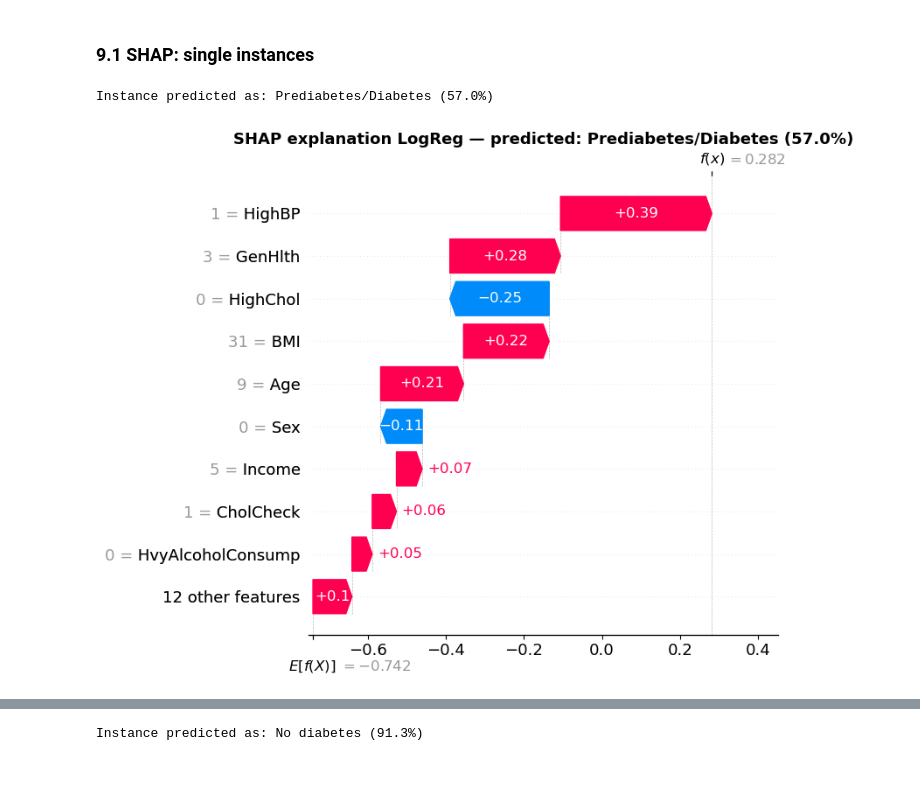
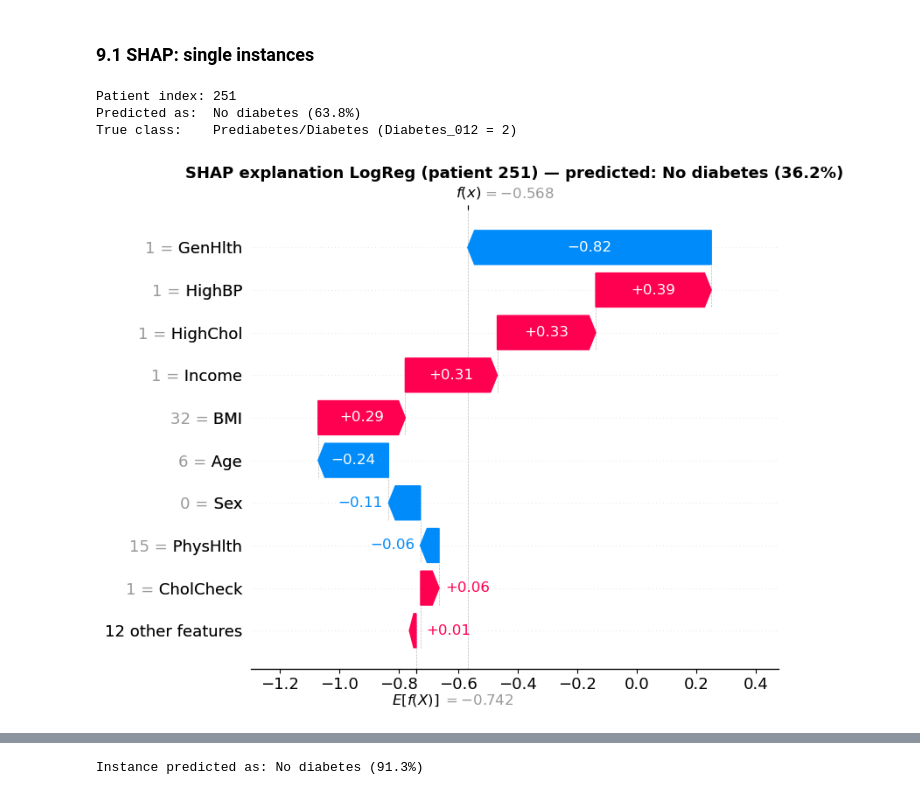
Before and after one commit to nosywe-byte/XAI-Project-2-, a Jupyter notebook: Project2_LogReg_clean.ipynb, the cells around one changed output, grey strips where cells are left out. Saved outputs shown, nothing was run; the diff lists cells and outputs as text; code cells hidden in the pictures.

```diff
--- a/Project2_LogReg_clean.ipynb
+++ b/Project2_LogReg_clean.ipynb
@@ -615,20 +615,34 @@ Max |f(x) − (E[f(X)] + Σ SHAP)|: 1.33e-15
 # %% [markdown]
 ### 9.1 SHAP: single instances
 # %%
-sv_hi_pos = lin_explainer.shap_values(X_test[idx:idx + 1])[0]        # log-odds contributions
+# ===== SHAP (LogReg) for a patient you choose =====
+patient_idx = 251     # <-- write the index of the test patient here (0 to len(X_test) - 1)
 
-shap_exp_hi = shap.Explanation(
-    values=sv_hi_pos,
+instance_p = X_test_raw[patient_idx]
+pred_proba_p = predict_proba(instance_p.reshape(1, -1))[0]
+pred_class_p = class_names[int(pred_proba_p.argmax())]
+true_class_p = class_names[int(y_test[patient_idx])]
+
+sv_p = lin_explainer.shap_values(X_test[patient_idx:patient_idx + 1])[0]     # log-odds contributions
+
+shap_exp_p = shap.Explanation(
+    values=sv_p,
     base_values=expected_val,
-    data=instance,
+    data=instance_p,
     feature_names=FEATURE_COLS,
 )
-print(f'Instance predicted as: {pred_class} ({pred_proba.max():.1%})')
-shap.plots.waterfall(shap_exp_hi, show=False)
-plt.title(f'SHAP explanation LogReg — predicted: {pred_class} ({pred_proba.max():.1%})',
+
+print(f'Patient index: {patient_idx}')
+print(f'Predicted as:  {pred_class_p} ({pred_proba_p.max():.1%})')
+print(f'True class:    {true_class_p} (Diabetes_012 = {y012_test[patient_idx]})')
+
+shap.plots.waterfall(shap_exp_p, show=False)
+plt.title(f'SHAP explanation LogReg (patient {patient_idx}) — predicted: {pred_class_p} ({1-pred_proba_p.max():.1%})',
           fontsize=13, fontweight='bold')
 plt.tight_layout()
 plt.show()
 # %% [output]
-Instance predicted as: Prediabetes/Diabetes (57.0%)
+Patient index: 251
+Predicted as:  No diabetes (63.8%)
+True class:    Prediabetes/Diabetes (Diabetes_012 = 2)
-[figure, old version]
+[figure, new version]
```
Also changed, not shown: parts of 2 cells of this notebook, 2 other files.
